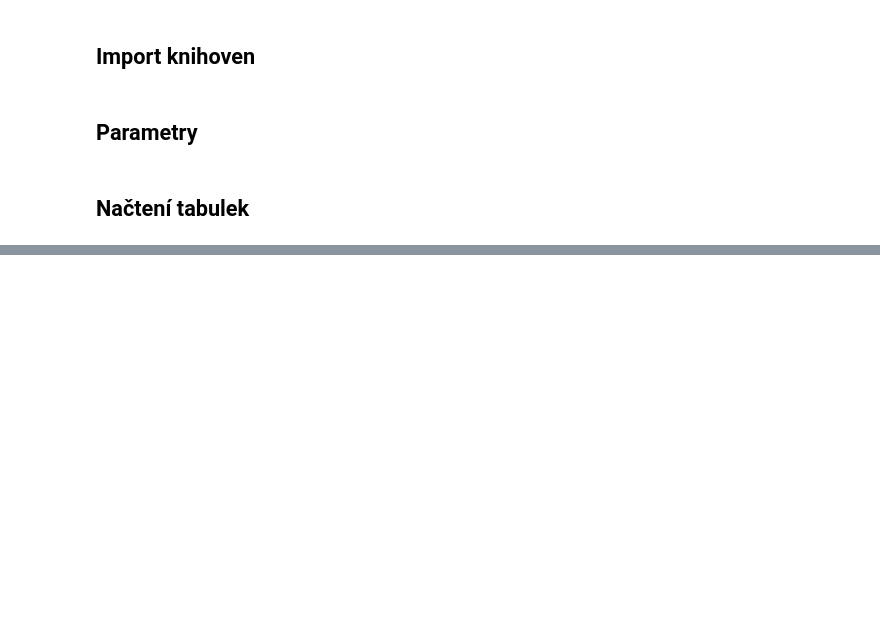
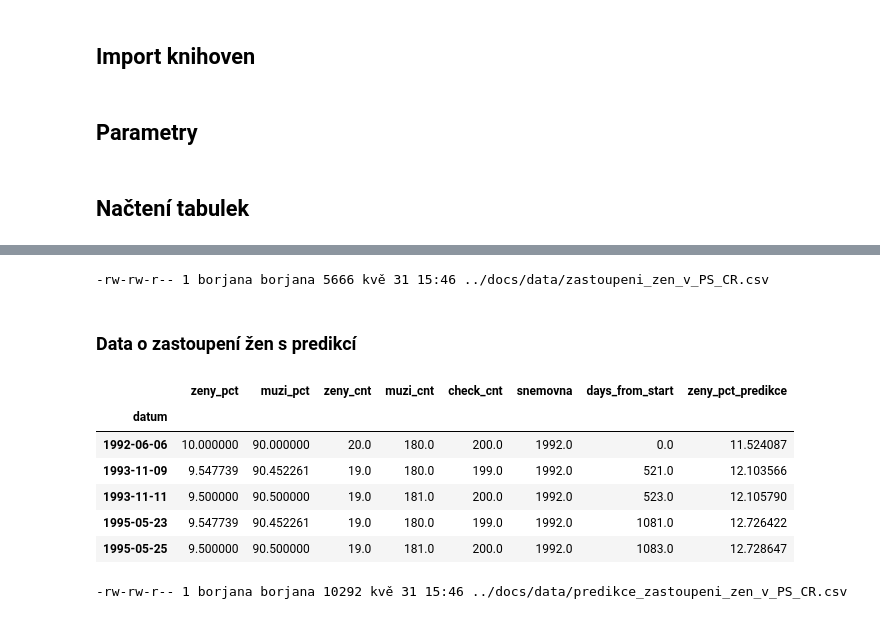
Before and after one commit to parlamentikon/parlamentikon, a Jupyter notebook: notebooks/Poslanci.src.ipynb, the cells around one changed output, grey strips where cells are left out. Cells and saved outputs as stored; diff of their text form; code cells hidden in the pictures; blank space fills up the shorter version.

```diff
--- a/notebooks/Poslanci.src.ipynb
+++ b/notebooks/Poslanci.src.ipynb
@@ -215,0 +231,14 @@ podily_df[(podily_df.check_cnt != 200)]
+# %%
+x = zastoupeni_df['days_from_start'].values.reshape(-1, 1)
+y = zastoupeni_df['zeny_pct'].values
+
+model = linear_model.LinearRegression().fit(x, y)
+linear_model.LinearRegression(copy_X=True, fit_intercept=True, n_jobs=1, normalize=False)
+
+x_in_days_real = zastoupeni_df['days_from_start'].values
+x_in_days_prediction = np.linspace(zastoupeni_df['days_from_start'].max(), 34593, 50, endpoint=True).round(decimals=0)
+x_in_days = np.concatenate((x_in_days_real, x_in_days_prediction))
+
+x_values = x_in_days #zastoupeni_df['days_from_start'].values + np.linspace(zastoupeni_df['days_from_start'].max(), 34593, 50, endpoint=True)
+x_vector = [[v] for v in x_values]
+y_pred = model.predict(x_vector)
@@ -257,3 +354,30 @@ fig.show()
+# %%
+! mkdir -p "../docs/data"
+export_path = "../docs/data/zastoupeni_zen_v_PS_CR.csv"
+zastoupeni_df[['zeny_pct', 'muzi_pct', 'zeny_cnt', 'muzi_cnt', 'snemovna']].to_csv(export_path)
+! ls -l {export_path}
+# %% [output]
+-rw-rw-r-- 1 borjana borjana 5666 kvě 31 15:46 ../docs/data/zastoupeni_zen_v_PS_CR.csv
+# %% [markdown]
+### Data o zastoupení žen s predikcí
+# %%
+m = zastoupeni_df.merge(zastoupeni_predikce_df, how='outer', on='datum')
+m.head()
+# %% [output]
+|  | zeny_pct | muzi_pct | zeny_cnt | muzi_cnt | check_cnt | snemovna | days_from_start | zeny_pct_predikce |
+| datum |  |  |  |  |  |  |  |  |
+| 1992-06-06 | 10.000000 | 90.000000 | 20.0 | 180.0 | 200.0 | 1992.0 | 0.0 | 11.524087 |
+| 1993-11-09 | 9.547739 | 90.452261 | 19.0 | 180.0 | 199.0 | 1992.0 | 521.0 | 12.103566 |
+| 1993-11-11 | 9.500000 | 90.500000 | 19.0 | 181.0 | 200.0 | 1992.0 | 523.0 | 12.105790 |
+| 1995-05-23 | 9.547739 | 90.452261 | 19.0 | 180.0 | 199.0 | 1992.0 | 1081.0 | 12.726422 |
+| 1995-05-25 | 9.500000 | 90.500000 | 19.0 | 181.0 | 200.0 | 1992.0 | 1083.0 | 12.728647 |
+# %%
+! mkdir -p "../docs/data"
+export_path = "../docs/data/predikce_zastoupeni_zen_v_PS_CR.csv"
+m[['zeny_pct', 'muzi_pct', 'zeny_cnt', 'muzi_cnt', 'snemovna', 'zeny_pct_predikce']].to_csv(export_path)
+! ls -l {export_path}
+# %% [output]
+-rw-rw-r-- 1 borjana borjana 10292 kvě 31 15:46 ../docs/data/predikce_zastoupeni_zen_v_PS_CR.csv
 # %%
 print(f"Poslední běh notebooku: {datetime.now().strftime('%d.%m.%Y %H:%M:%S')}.")
 # %% [output]
```
Also changed, not shown: parts of 22 cells of this notebook, 3 other files.
